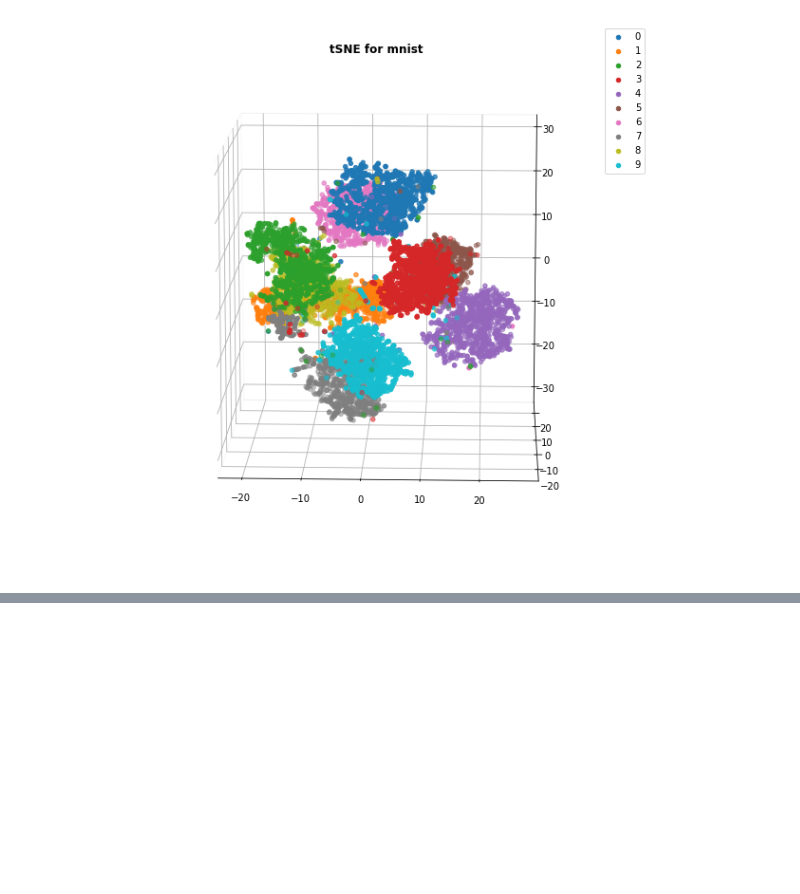
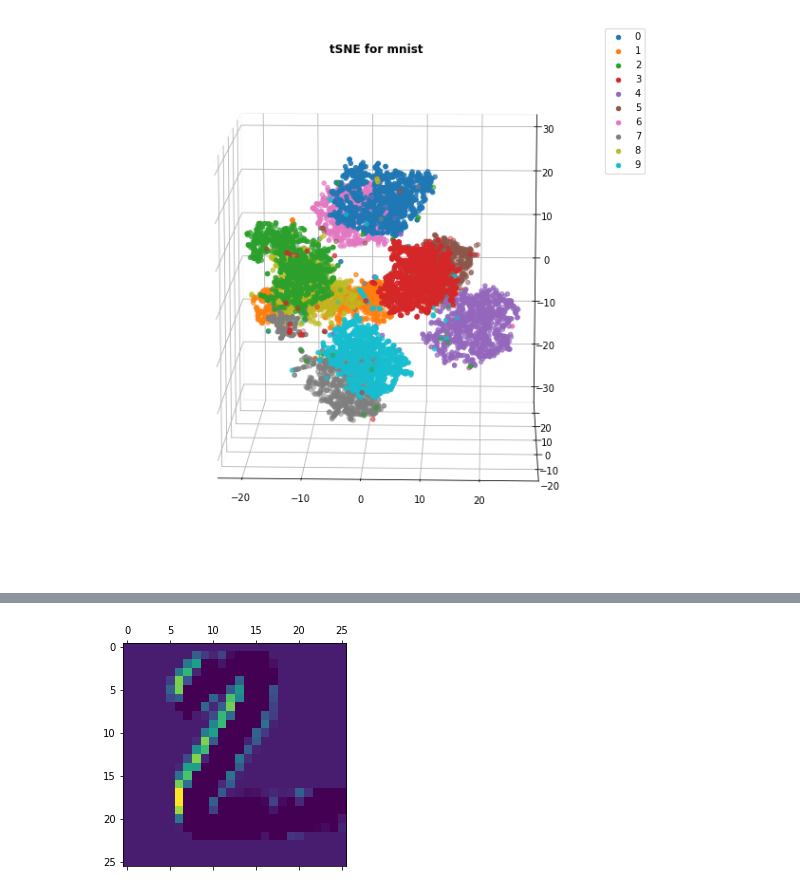
Before and after one commit to khanx169/hal_tutorial, a Jupyter notebook: Mnist.ipynb, the cells around one changed output, grey strips where cells are left out. Drawn from its saved outputs; the diff is of its cells as text; code cells hidden in the pictures; blank space fills up the shorter version.

```diff
--- a/Mnist.ipynb
+++ b/Mnist.ipynb
@@ -405,0 +448,11 @@ ax.zaxis.pane.fill = False
+# %%
+from keras import models
+
+# Extracts the outputs of the top 8 layers:
+layer_outputs = [layer.output for layer in model.layers[:8]]
+# Creates a model that will return these outputs, given the model input:
+activation_model = models.Model(inputs=model.input, outputs=layer_outputs)
+# %%
+# This will return a list of 5 Numpy arrays:
+# one array per layer activation
+activations = activation_model.predict(img)
@@ -405,0 +464,5 @@ ax.zaxis.pane.fill = False
+# %%
+plt.matshow(first_layer_activation[0, :, :, 5], cmap='viridis')
+plt.show()
+# %% [output]
+[figure, added]
```
Also changed, not shown: parts of 39 cells of this notebook, 1 other file.
